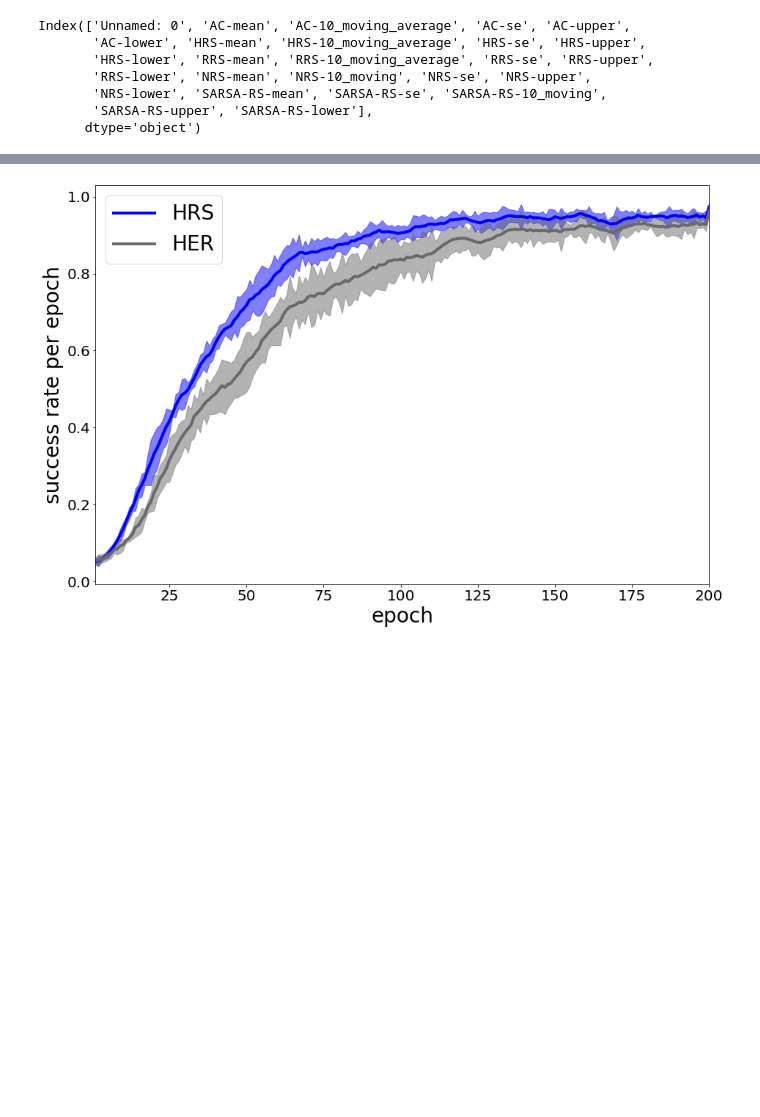
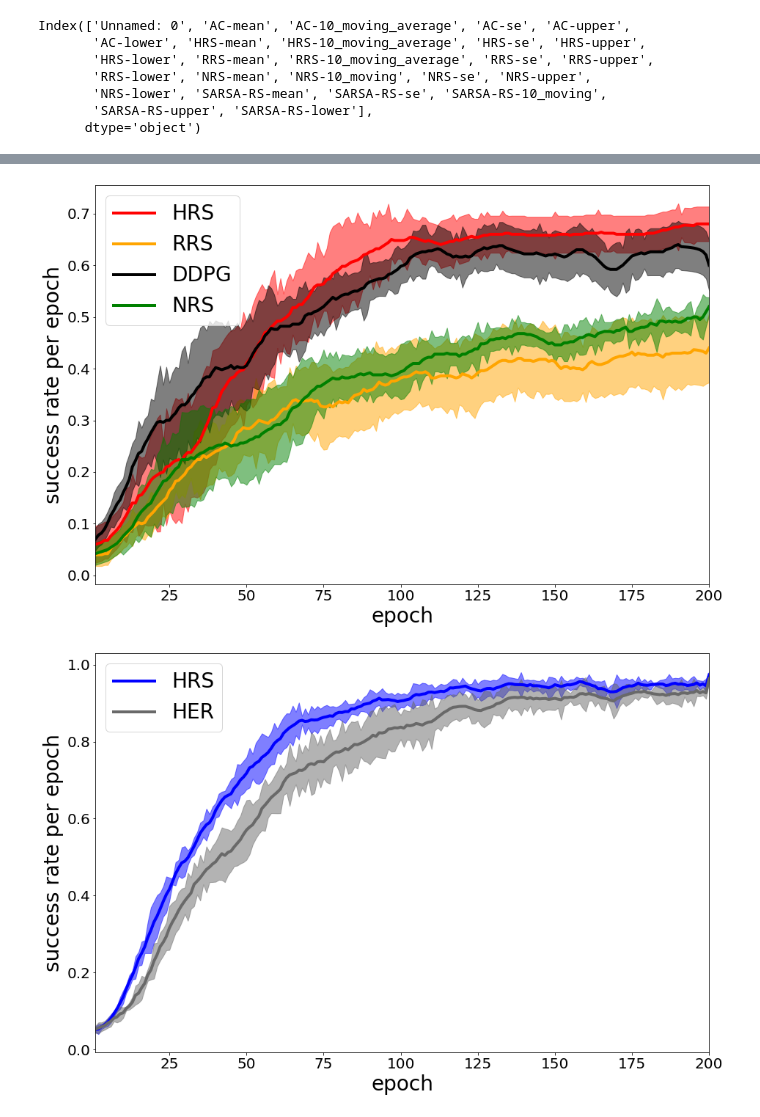
Before and after one commit to takato86/analyze_result, a Jupyter notebook: notebooks/error-bar-area.ipynb, the cells around one changed output, grey strips where cells are left out. Cells and saved outputs as stored; diff of their text form; code cells hidden in the pictures; blank space fills up the shorter version.

```diff
--- a/notebooks/error-bar-area.ipynb
+++ b/notebooks/error-bar-area.ipynb
@@ -6,3 +10,8 @@ import numpy as np
 four_df = pd.read_csv("in/results_fourrooms.csv")
 pin_df = pd.read_csv("in/results_pinball.csv")
 pick_df = pd.read_csv("in/results_pick_and_place.csv")
+m2s_pick_df = pd.read_csv("in/results_m2s_pick_and_place.csv")
+crowd_nav_df = pd.read_csv("in/results_crowd_nav.csv")
+crowd_nav_rw_df = pd.read_csv("in/results_crowd_nav_rw.csv")
+crowd_nav_opp_df = pd.read_csv("in/results_crowd_nav_opp.csv")
+crowd_nav_opp_rw_df = pd.read_csv("in/results_crowd_nav_opp_rw.csv")
@@ -68,3 +80,19 @@ plt.savefig("out/pinball-learning-curves.pdf", format="pdf")
+# %%
+l_episodes = 200
+plt.figure(figsize=(15, 10))
+plt.tick_params(labelsize=20)
+plot_mean_se(m2s_pick_df["HRS-mv"][:l_episodes], m2s_pick_df["HRS-lower"][:l_episodes], m2s_pick_df["HRS-upper"][:l_episodes], "red", 0.5, "HRS")
+plot_mean_se(m2s_pick_df["RRS-mv"][:l_episodes], m2s_pick_df["RRS-lower"][:l_episodes], m2s_pick_df["RRS-upper"][:l_episodes], "orange", 0.5, "RRS")
+plot_mean_se(m2s_pick_df["DDPG-mv"][:l_episodes], m2s_pick_df["DDPG-lower"][:l_episodes], m2s_pick_df["DDPG-upper"][:l_episodes], "black", 0.5, "DDPG")
+plot_mean_se(m2s_pick_df["NRS-mv"][:l_episodes], m2s_pick_df["NRS-lower"][:l_episodes], m2s_pick_df["NRS-upper"][:l_episodes], "green", 0.5, "NRS")
+# plot_mean_se(pick_df["SARSA-RS-mv"][:l_episodes], pick_df["SARSA-RS-lower"][:l_episodes], pick_df["SARSA-RS-upper"][:l_episodes], "red", 0.5, "SARSA-RS")
+plt.ylabel("success rate per epoch", fontsize=28)
+plt.xlabel("epoch", fontsize=28)
+plt.xlim(1, l_episodes)
+plt.legend(fontsize=28)
+plt.savefig("out/m2s_robotics-learning-curves.pdf", format="pdf")
+# %% [output]
+[figure, added]
 # %%
 l_episodes = 200
 plt.figure(figsize=(15, 10))
```
Also changed, not shown: parts of 7 cells of this notebook.
